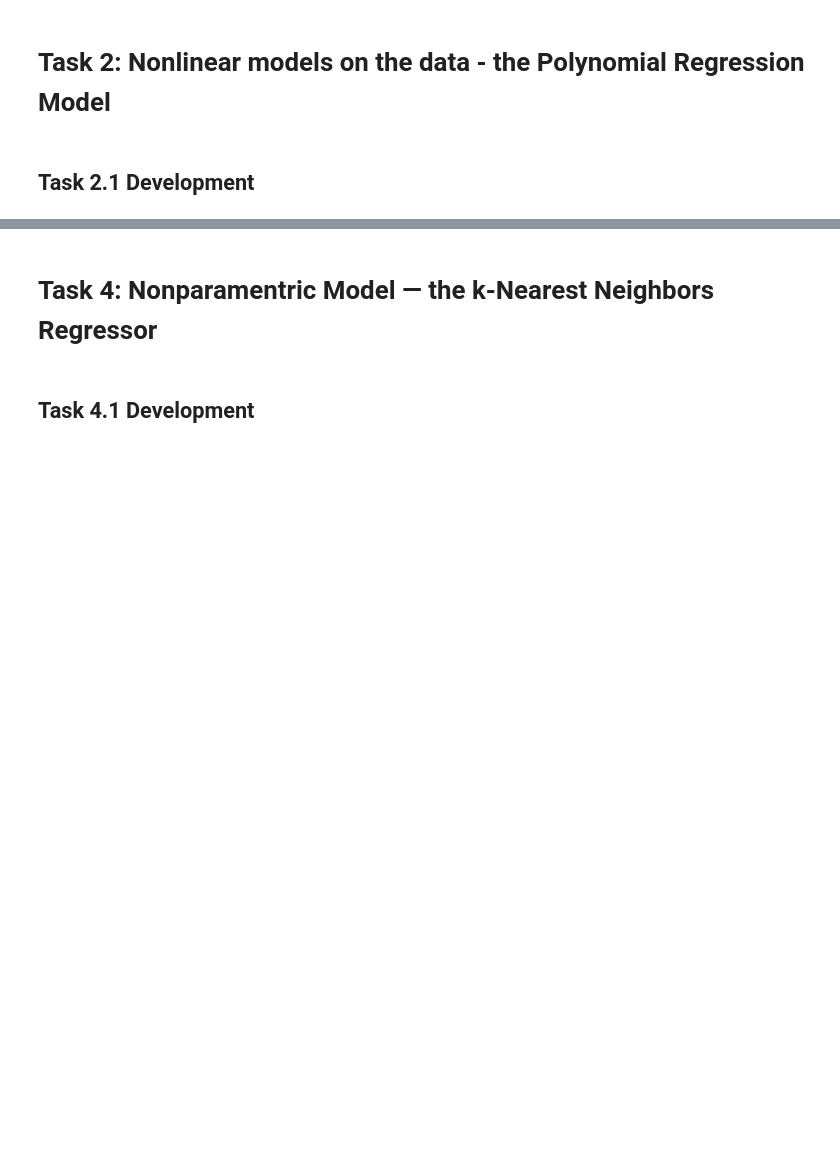
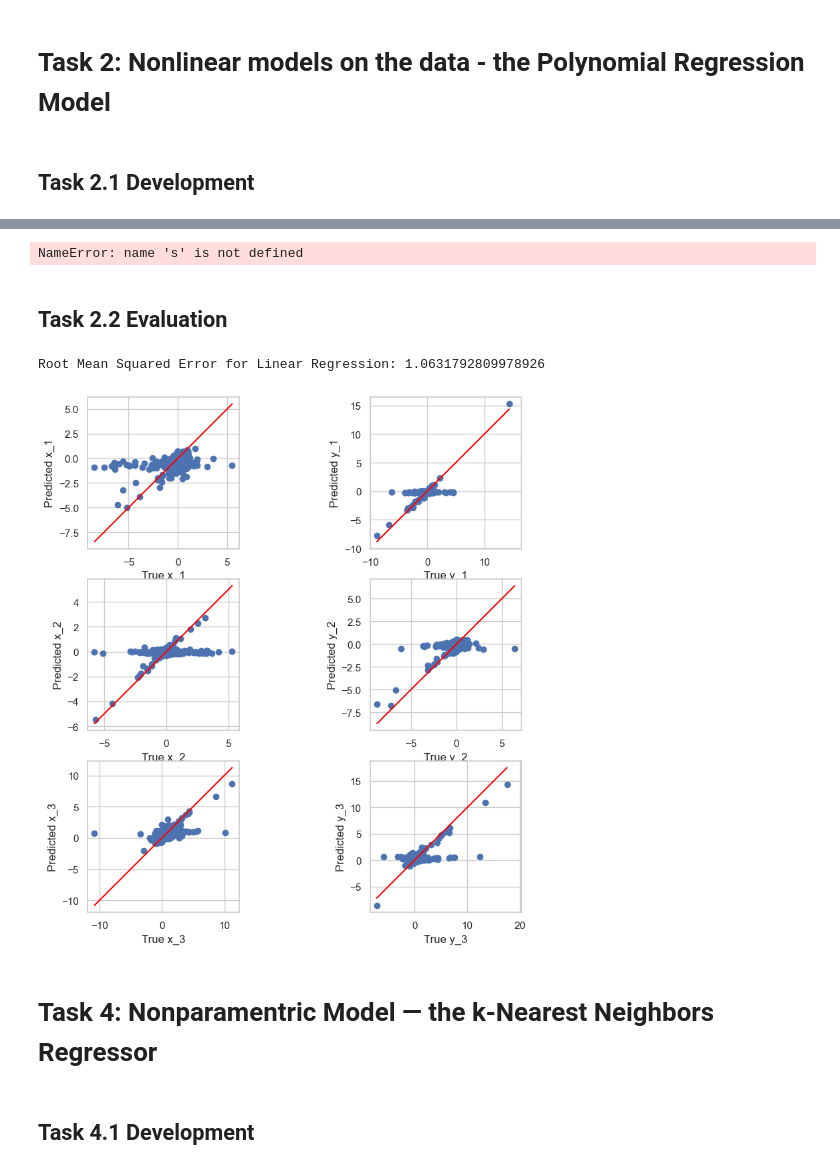
Before and after one commit to Evafranck/assignment, a Jupyter notebook: solution.ipynb, the cells around one changed output, grey strips where cells are left out. Saved outputs shown, nothing was run; the diff lists cells and outputs as text; code cells hidden in the pictures; blank space fills up the shorter version.

```diff
--- a/solution.ipynb
+++ b/solution.ipynb
@@ -518,5 +505,5 @@ y_data2.to_csv('sample_submission.csv',index=False)
 # %% [markdown]
 ## Task 2.1 Development
 # %%
-# split the data again into training, validation and test sets with the training size of 80%, validation size of 10% and test size of 10%
-X_train, X_val, X_test, y_train, y_val, y_test = train_validate_test_split(cleaned_X_data, cleaned_y_data, validate_size= 0.1, test_size=0.1)
+# split the data again into training, validation and test sets with the training size of 70%, validation size of 15% and test size of 15%
+X_train, X_val, X_test, y_train, y_val, y_test = train_validate_test_split(cleaned_X_data, cleaned_y_data, validate_size= 0.15, test_size=0.15)
@@ -696,0 +711,6 @@ plt.show()
+# %%
+s
+# %% [output]
+NameError: name 's' is not defined
+# %% [markdown]
+## Task 2.2 Evaluation
@@ -696,0 +726,57 @@ plt.show()
+# %%
+# # RMSE for the best performing degree for each regressor in comparison to the RMSE of the baseline model
+
+# linear regression with the best performing degree
+pipeline = linear_pipelines_list[0]
+pipeline.fit(X_train, y_train)
+y_val_pred_linear = pipeline.predict(X_val)
+X_val_without_t = X_val.drop(columns=['t'])
+y_val_pred_df_linear = pd.DataFrame(y_val_pred_linear, columns=X_val_without_t.columns)
+y_val_pred_df_linear.drop(columns=['v_x_1', 'v_y_1', 'v_x_2', 'v_y_2', 'v_x_3', 'v_y_3'], inplace=True)
+y_val.drop(columns=['v_x_1', 'v_y_1', 'v_x_2', 'v_y_2', 'v_x_3', 'v_y_3'], inplace=True)
+rmse = np.sqrt(mean_squared_error(y_val, y_val_pred_df_linear))
+print(f'Root Mean Squared Error for Linear Regression: {rmse}')
+
+# # Lasso regression with the best performing degree
+# pipeline = lasso_pipelines_list[0]
+# pipeline.fit(X_train, y_train)
+# y_val_pred_lasso = pipeline.predict(X_val)
+# y_val_pred_df_lasso = pd.DataFrame(y_val_pred_lasso, columns=X_val_without_t.columns)
+# y_val_pred_df_lasso.drop(columns=['v_x_1', 'v_y_1', 'v_x_2', 'v_y_2', 'v_x_3', 'v_y_3'], inplace=True)
+# y_val.drop(columns=['v_x_1', 'v_y_1', 'v_x_2', 'v_y_2', 'v_x_3', 'v_y_3'], inplace=True)
+# rmse = np.sqrt(mean_squared_error(y_val, y_val_pred_df_lasso))
+# print(f'Root Mean Squared Error for Lasso Regression: {rmse}')
+
+# # Ridge regression with the best performing degree
+# pipeline = ridge_pipelines_list[0]
+# pipeline.fit(X_train, y_train)
+# y_val_pred_ridge = pipeline.predict(X_val)
+# y_val_pred_df_ridge = pd.DataFrame(y_val_pred_ridge, columns=X_val_without_t.columns)
+# y_val_pred_df_ridge.drop(columns=['v_x_1', 'v_y_1', 'v_x_2', 'v_y_2', 'v_x_3', 'v_y_3'], inplace=True)
+# y_val.drop(columns=['v_x_1', 'v_y_1', 'v_x_2', 'v_y_2', 'v_x_3', 'v_y_3'], inplace=True)
+# rmse = np.sqrt(mean_squared_error(y_val, y_val_pred_df_ridge))
+# print(f'Root Mean Squared Error for Ridge Regression: {rmse}')
+
+# # RMSE for the baseline model
+# pipeline = Pipeline(steps=[
+#     ('scaler', StandardScaler()),
+#     ('regressor', LinearRegression())
+# ])
+# pipeline.fit(X_train, y_train)
+# y_val_pred_baseline = pipeline.predict(X_val)
+# y_val_pred_df_baseline = pd.DataFrame(y_val_pred_baseline, columns=X_val_without_t.columns)
+# y_val_pred_df_baseline.drop(columns=['v_x_1', 'v_y_1', 'v_x_2', 'v_y_2', 'v_x_3', 'v_y_3'], inplace=True)
+# y_val.drop(columns=['v_x_1', 'v_y_1', 'v_x_2', 'v_y_2', 'v_x_3', 'v_y_3'], inplace=True)
+# rmse = np.sqrt(mean_squared_error(y_val, y_val_pred_df_baseline))
+# print(f'Root Mean Squared Error for Baseline Model: {rmse}')
+# %% [output]
+Root Mean Squared Error for Linear Regression: 1.0631792809978926
+# %%
+# compare y-y_hat plots for the best performing degree for each regressor with the baseline model
+
+# linear regression with the best performing degree
+y_val_np = y_val.to_numpy()
+y_pred_linear_np = y_val_pred_df_linear.to_numpy()
+plot_y_yhat(y_val_np,y_pred_linear_np,"y-y_hat-plot_linear")
+# %% [output]
+[figure, added]
```
Also changed, not shown: parts of 50 cells of this notebook.
